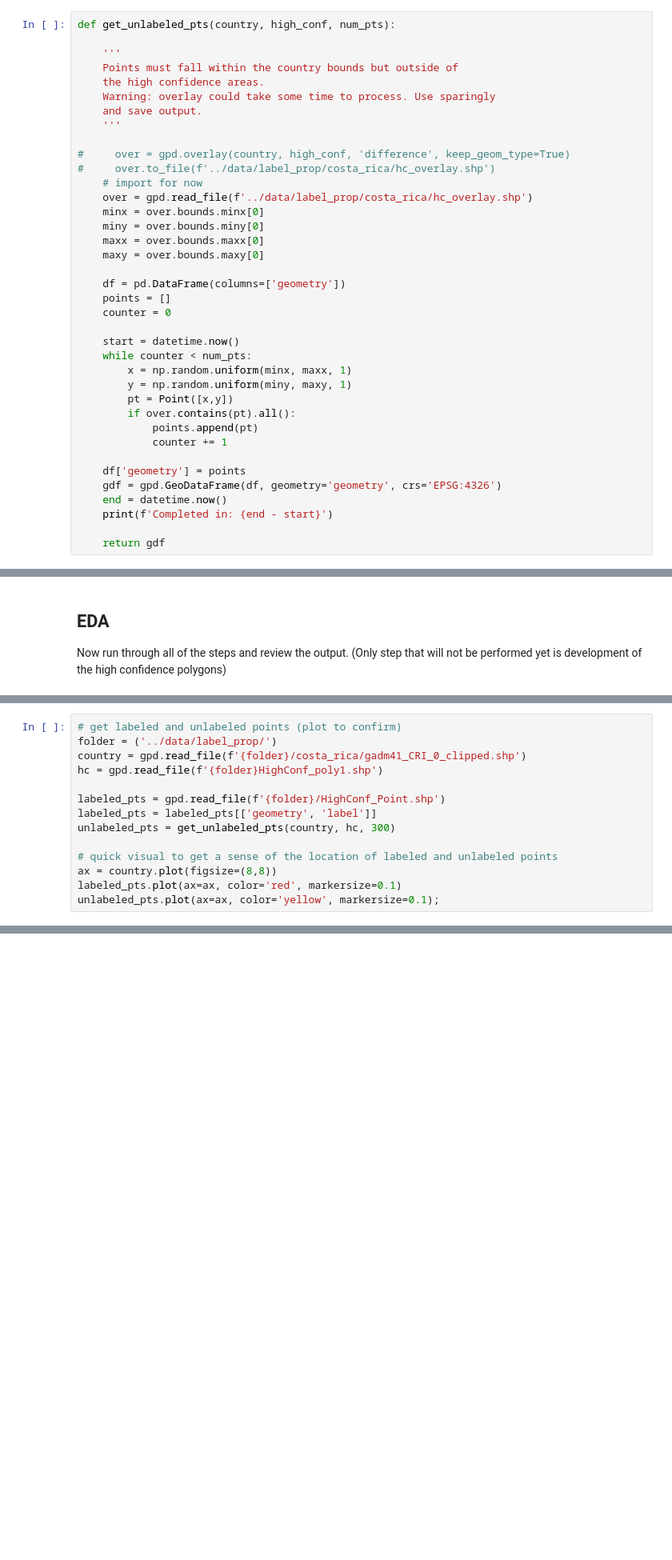
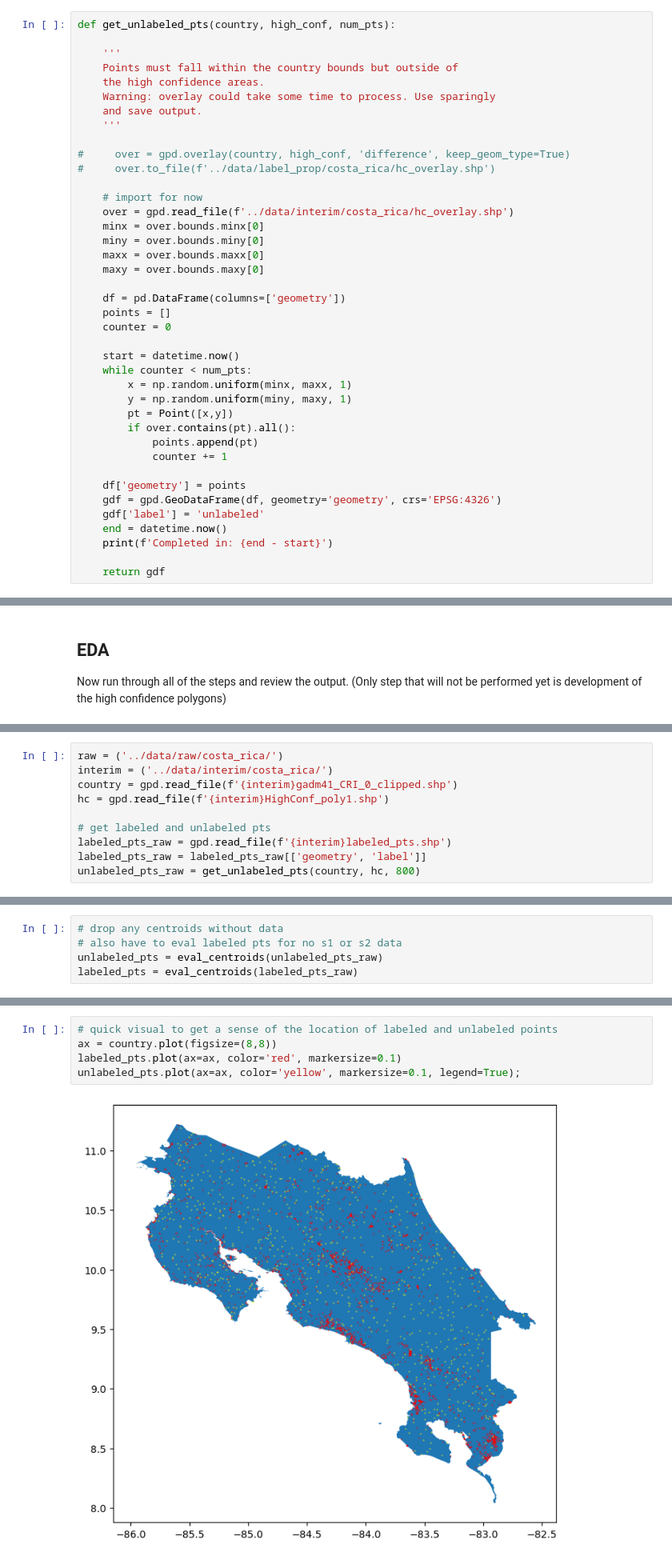
Before and after one commit to wri/label_propagation, a Jupyter notebook: notebooks/prototype_workflow.ipynb, the cells around one changed output, grey strips where cells are left out. Shown: that part at 80% size. Saved outputs shown, nothing was run; the diff lists cells and outputs as text; blank space fills up the shorter version.

```diff
--- a/notebooks/prototype_workflow.ipynb
+++ b/notebooks/prototype_workflow.ipynb
@@ -131,8 +216,9 @@ def get_unlabeled_pts(country, high_conf, num_pts):
 
 #     over = gpd.overlay(country, high_conf, 'difference', keep_geom_type=True)
 #     over.to_file(f'../data/label_prop/costa_rica/hc_overlay.shp')
+
     # import for now
-    over = gpd.read_file(f'../data/label_prop/costa_rica/hc_overlay.shp')
+    over = gpd.read_file(f'../data/interim/costa_rica/hc_overlay.shp')
     minx = over.bounds.minx[0]
     miny = over.bounds.miny[0]
     maxx = over.bounds.maxx[0]
@@ -153,6 +239,7 @@ def get_unlabeled_pts(country, high_conf, num_pts):
 
     df['geometry'] = points
     gdf = gpd.GeoDataFrame(df, geometry='geometry', crs='EPSG:4326')
+    gdf['label'] = 'unlabeled'
     end = datetime.now()
     print(f'Completed in: {end - start}')
 
@@ -435,15 +432,11 @@ Now run through all of the steps and review the output. (Only step that will not
 # %%
-# get labeled and unlabeled points (plot to confirm)
-folder = ('../data/label_prop/')
-country = gpd.read_file(f'{folder}/costa_rica/gadm41_CRI_0_clipped.shp')
-hc = gpd.read_file(f'{folder}HighConf_poly1.shp')
+raw = ('../data/raw/costa_rica/')
+interim = ('../data/interim/costa_rica/')
+country = gpd.read_file(f'{interim}gadm41_CRI_0_clipped.shp')
+hc = gpd.read_file(f'{interim}HighConf_poly1.shp')
 
-labeled_pts = gpd.read_file(f'{folder}/HighConf_Point.shp')
-labeled_pts = labeled_pts[['geometry', 'label']]
-unlabeled_pts = get_unlabeled_pts(country, hc, 300)
-
-# quick visual to get a sense of the location of labeled and unlabeled points
-ax = country.plot(figsize=(8,8))
-labeled_pts.plot(ax=ax, color='red', markersize=0.1)
-unlabeled_pts.plot(ax=ax, color='yellow', markersize=0.1);
+# get labeled and unlabeled pts
+labeled_pts_raw = gpd.read_file(f'{interim}labeled_pts.shp')
+labeled_pts_raw = labeled_pts_raw[['geometry', 'label']]
+unlabeled_pts_raw = get_unlabeled_pts(country, hc, 800)
 # %% [output]
@@ -451,0 +444,5 @@ Completed in: 0:01:39.873523
+# %%
+# drop any centroids without data
+# also have to eval labeled pts for no s1 or s2 data
+unlabeled_pts = eval_centroids(unlabeled_pts_raw)
+labeled_pts = eval_centroids(labeled_pts_raw)
@@ -452 +456,8 @@ Completed in: 0:01:39.873523
+# %%
+# quick visual to get a sense of the location of labeled and unlabeled points
+ax = country.plot(figsize=(8,8))
+labeled_pts.plot(ax=ax, color='red', markersize=0.1)
+unlabeled_pts.plot(ax=ax, color='yellow', markersize=0.1, legend=True);
+# %% [output]
+[figure, added]
 # %%
```
Also changed, not shown: parts of 40 cells of this notebook, 4 other files.
